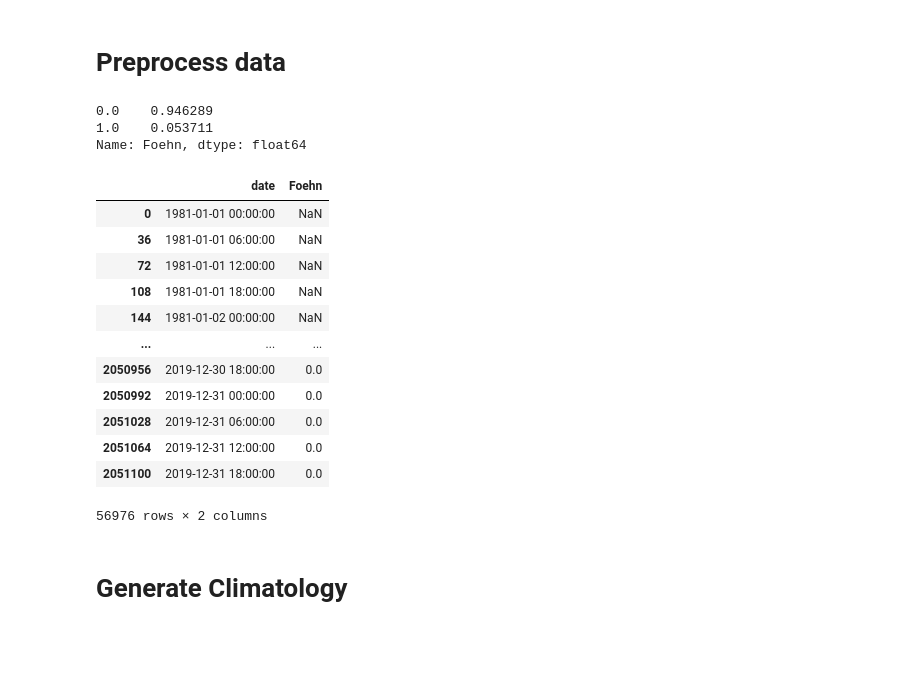
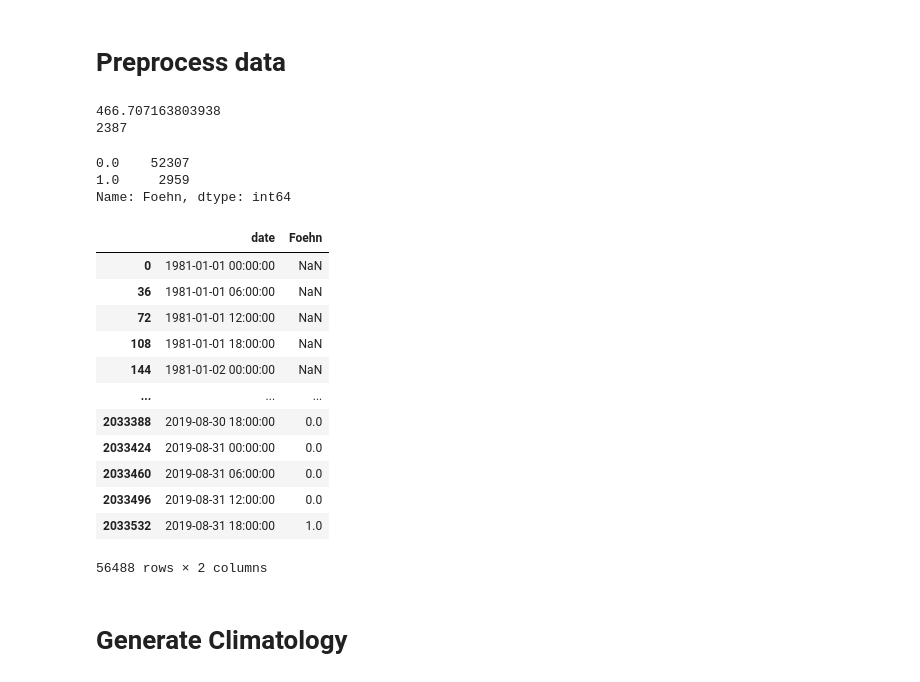
Before and after one commit to ch-mon/foehn-development, a Jupyter notebook: preprocess_south_foehn_data.ipynb, the cells around one changed output. Saved outputs shown, nothing was run; the diff lists cells and outputs as text; code cells hidden in the pictures; blank space fills up the shorter version.

Commit message:
Added calculation of mean foehn duration

```diff
--- a/preprocess_south_foehn_data.ipynb
+++ b/preprocess_south_foehn_data.ipynb
@@ -37,6 +37,25 @@ df_1981_2019["Foehn"] = df_1981_2019["Foehn"].mask(df_1981_2019["Foehn"] >2)
 
 # Set all Foehn values (Foehn==2) to 1 (i.e. treat Mischluft as normal foehn)
 df_1981_2019["Foehn"] = df_1981_2019["Foehn"].mask(df_1981_2019["Foehn"] == 2.0, 1.0)
+# %%
+# Calculate mean duration and number of foehn events
+counter = 0
+foehn_durations = []
+for i in range(1,len(df_1981_2019.index)-1):
+    print(i, end="\r")
+    if df_1981_2019.loc[i, "Foehn"] == 1:
+        counter +=1
+    elif df_1981_2019.loc[i-1, "Foehn"] == 1 and df_1981_2019.loc[i, "Foehn"] == 0 and df_1981_2019.loc[i+1, "Foehn"] == 1:
+        counter +=1
+    else:
+        if counter:
+            foehn_durations.append(counter*10)
+            counter = 0
+print(np.array(foehn_durations).mean())
+print(len(foehn_durations))
+# %% [output]
+466.707163803938
+2387
 # %%
 # Define rolling window of length 6. If at least 4 dates show Foehn say there is foehn prevalent, otherwise not (refer to Gutermann et. al.(2013))
 # Allow max 2 missing values (-> min_periods=4). Otherwise set entry to np.NaN
@@ -56,25 +75,25 @@ date_mask = (df_rolling["date"].dt.minute==0) & \
 df_foehn =df_rolling.loc[date_mask]
 # %%
 # Sanity check
-print(df_foehn["Foehn"].value_counts(normalize=True))
-display(df_foehn)
+print(df_foehn.loc[df_foehn["date"]< "2019-08-31 23:00:00", "Foehn"].value_counts(normalize=False, dropna=True))
+df_foehn.loc[df_foehn["date"]< "2019-08-31 23:00:00",:]
 # %% [output]
-0.0    0.946289
-1.0    0.053711
-Name: Foehn, dtype: float64
+0.0    52307
+1.0     2959
+Name: Foehn, dtype: int64
 |  | date | Foehn |
 | 0 | 1981-01-01 00:00:00 | NaN |
 | 36 | 1981-01-01 06:00:00 | NaN |
 | 72 | 1981-01-01 12:00:00 | NaN |
 | 108 | 1981-01-01 18:00:00 | NaN |
 | 144 | 1981-01-02 00:00:00 | NaN |
 | ... | ... | ... |
-| 2050956 | 2019-12-30 18:00:00 | 0.0 |
-| 2050992 | 2019-12-31 00:00:00 | 0.0 |
-| 2051028 | 2019-12-31 06:00:00 | 0.0 |
-| 2051064 | 2019-12-31 12:00:00 | 0.0 |
-| 2051100 | 2019-12-31 18:00:00 | 0.0 |
+| 2033388 | 2019-08-30 18:00:00 | 0.0 |
+| 2033424 | 2019-08-31 00:00:00 | 0.0 |
+| 2033460 | 2019-08-31 06:00:00 | 0.0 |
+| 2033496 | 2019-08-31 12:00:00 | 0.0 |
+| 2033532 | 2019-08-31 18:00:00 | 1.0 |
-56976 rows × 2 columns
+56488 rows × 2 columns
 # %% [markdown]
 # Generate Climatology
 # %%
```
Also changed, not shown: 2 other files.
